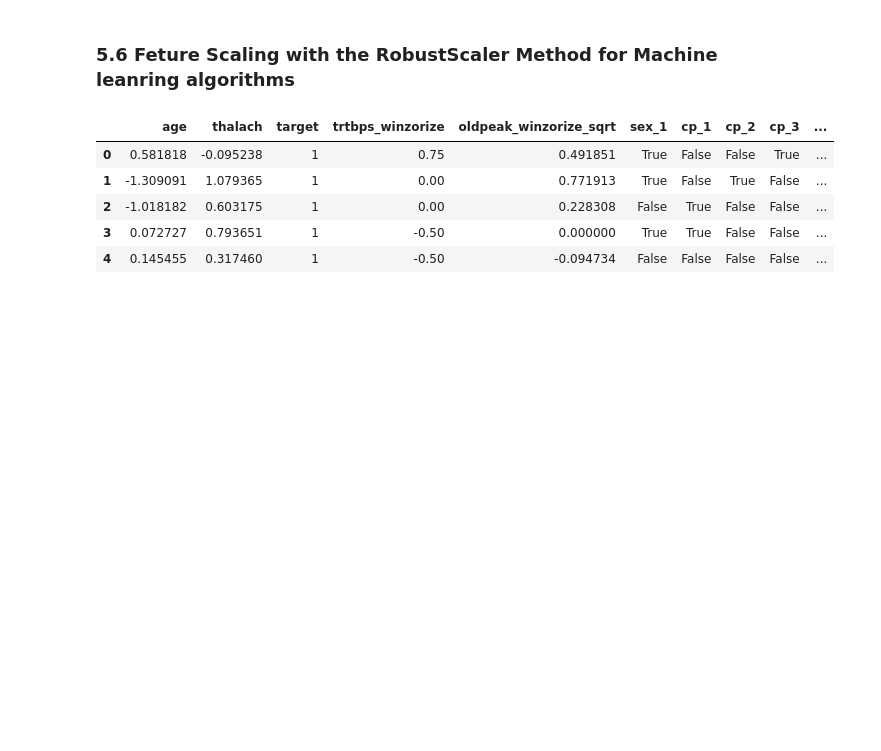
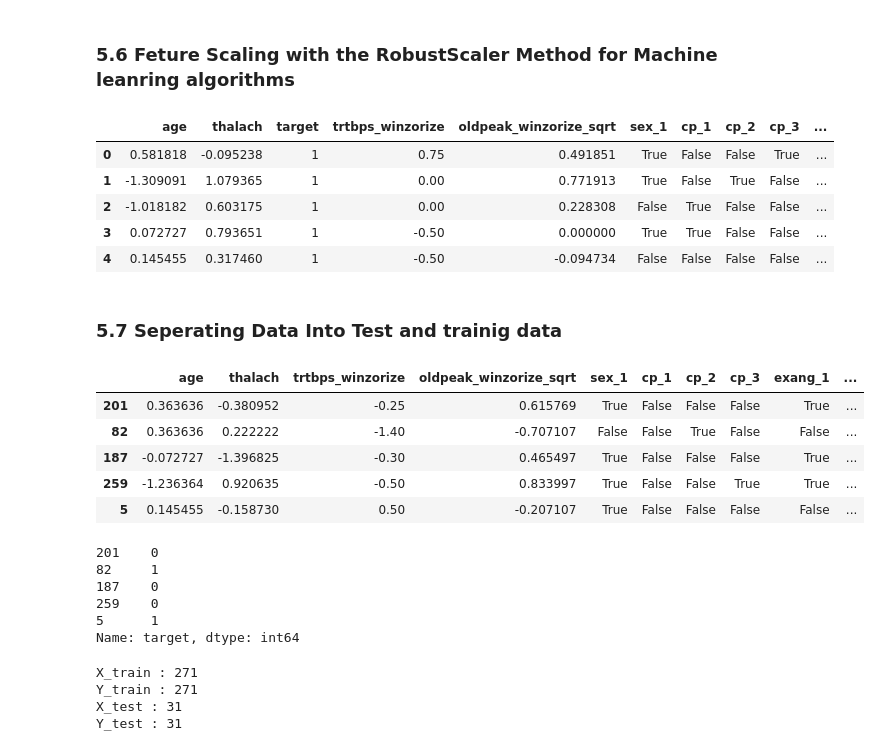
Before and after one commit to quangminh206lnh-collab/Practice_heart_prediction_attack-, a Jupyter notebook: heart_attack_prediction.ipynb, the cells around one changed output. Cells and saved outputs as stored; diff of their text form; code cells hidden in the pictures; blank space fills up the shorter version.

Commit message:
V26_ Separating Data into Test and Training Set

```diff
--- a/heart_attack_prediction.ipynb
+++ b/heart_attack_prediction.ipynb
@@ -1053,3 +1053,5 @@ df_coppy.head()
 | 2 | -1.018182 | 0.603175 | 1 | 0.00 | 0.228308 | False | True | False | False | ... |
 | 3 | 0.072727 | 0.793651 | 1 | -0.50 | 0.000000 | True | True | False | False | ... |
 | 4 | 0.145455 | 0.317460 | 1 | -0.50 | -0.094734 | False | False | False | False | ... |
+# %% [markdown]
+### 5.7 Seperating Data Into Test and trainig data
@@ -1055,0 +1060,33 @@ df_coppy.head()
+# %%
+x = df_coppy.drop(["target"], axis = 1)
+y = df_coppy["target"]
+# %%
+x_train,x_test,y_train,y_test = train_test_split(x,y, test_size=0.1, random_state=3 )
+# %%
+x_train.head()
+# %% [output]
+|  | age | thalach | trtbps_winzorize | oldpeak_winzorize_sqrt | sex_1 | cp_1 | cp_2 | cp_3 | exang_1 | ... |
+| 201 | 0.363636 | -0.380952 | -0.25 | 0.615769 | True | False | False | False | True | ... |
+| 82 | 0.363636 | 0.222222 | -1.40 | -0.707107 | False | False | True | False | False | ... |
+| 187 | -0.072727 | -1.396825 | -0.30 | 0.465497 | True | False | False | False | True | ... |
+| 259 | -1.236364 | 0.920635 | -0.50 | 0.833997 | True | False | False | True | True | ... |
+| 5 | 0.145455 | -0.158730 | 0.50 | -0.207107 | True | False | False | False | False | ... |
+# %%
+y_train.head()
+# %% [output]
+201    0
+82     1
+187    0
+259    0
+5      1
+Name: target, dtype: int64
+# %%
+print(f"X_train : {x_train.shape[0]}")
+print(f"Y_train : {y_train.shape[0]}")
+print(f"X_test : {x_test.shape[0]}")
+print(f"Y_test : {y_test.shape[0]}")
+# %% [output]
+X_train : 271
+Y_train : 271
+X_test : 31
+Y_test : 31
```
Also changed, not shown: parts of 1 cell of this notebook.
